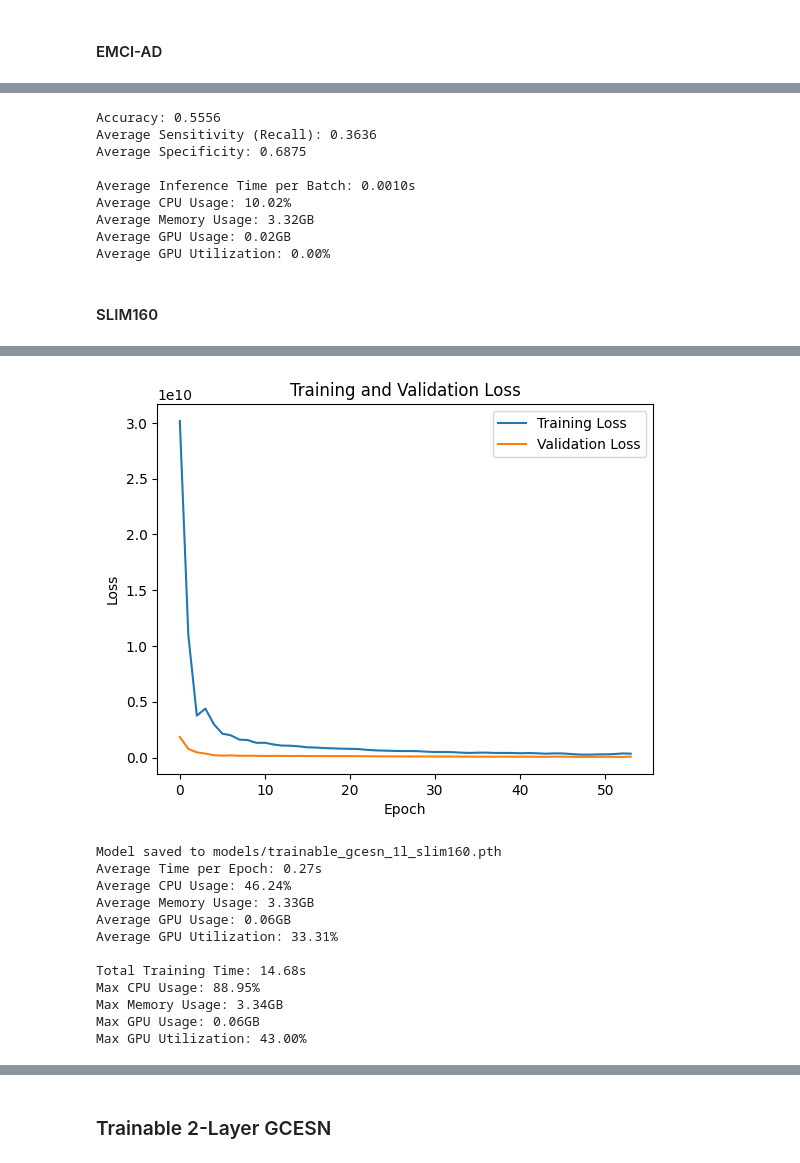
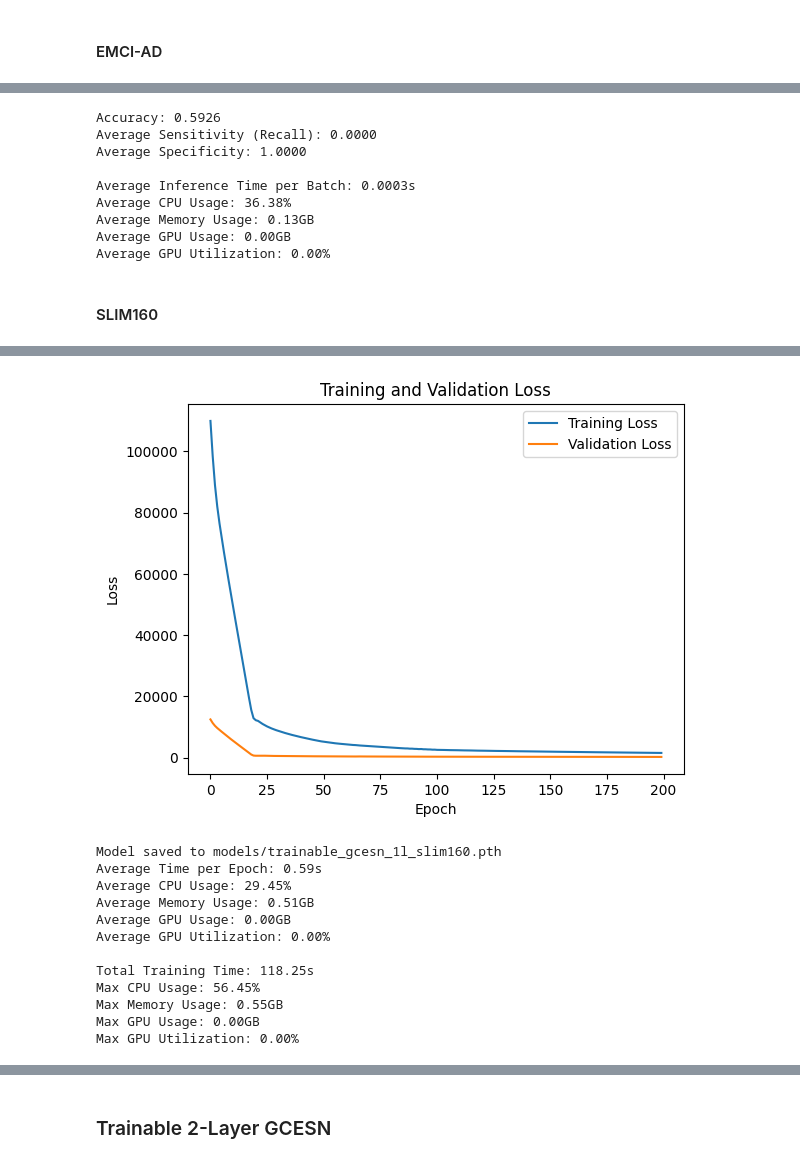
Before and after one commit to GitaAyu06/reservoir-gnn, a Jupyter notebook: reservoir-gcn_graph_classifications.ipynb, the cells around one changed output, grey strips where cells are left out. Drawn from its saved outputs; the diff is of its cells as text; code cells hidden in the pictures.

```diff
--- a/reservoir-gcn_graph_classifications.ipynb
+++ b/reservoir-gcn_graph_classifications.ipynb
@@ -4129,13 +4121,13 @@ Average GPU Utilization: 5.00%
 # %% [markdown]
 #### SLIM160
 # %%
-gcesn_slim160_2 = GCESN_2layer(slim160_num_features, 2*slim160_num_features, slim160_num_classes, leaky_rate=1, num_iterations=1)
+gcesn_slim160_2 = GCESN_2layer(slim160_num_features, 2*slim160_num_features, slim160_num_classes, leaky_rate=0.9, num_iterations=1)
 print(gcesn_slim160_2)
 print(f"Total number of trainable parameters: {gcesn_slim160_2.count_parameters()}\n")
 
 multi_train_test(gcesn_slim160_2, slim160_train_loader, slim160_val_loader, slim160_test_loader,
-                lr=0.001, num_epochs=500, patience=10, step_size=100, gamma=0.1,
-                num_runs=10, binary_classification=True, best_model_path='models/best_gcesn_2l_slim160.pth')
+                lr=0.01, num_epochs=500, patience=10, step_size=100, gamma=0.1,
+                num_runs=5, binary_classification=True, best_model_path='models/best_gcesn_2l_slim160.pth')
 # %% [output]
 GCESN_2layer(
   (ridge_layer_1): RidgeLayer(
@@ -4439,13 +4401,13 @@ Average GPU Utilization: 0.00%
 # %% [markdown]
 #### SLIM160
 # %%
-gcesn_slim160_3 = GCESN_3layer(slim160_num_features, 2*slim160_num_features, slim160_num_classes, leaky_rate=1, num_iterations=1)
+gcesn_slim160_3 = GCESN_3layer(slim160_num_features, 2*slim160_num_features, slim160_num_classes, leaky_rate=0.9, num_iterations=1)
 print(gcesn_slim160_3)
 print(f"Total number of trainable parameters: {gcesn_slim160_3.count_parameters()}\n")
 
 multi_train_test(gcesn_slim160_3, slim160_train_loader, slim160_val_loader, slim160_test_loader,
-                lr=0.001, num_epochs=500, patience=10, step_size=100, gamma=0.1,
-                num_runs=10, binary_classification=False, best_model_path='models/best_gcesn_3l_slim160.pth')
+                lr=0.0005, num_epochs=200, patience=10, step_size=100, gamma=0.5,
+                num_runs=5, binary_classification=False, best_model_path='models/best_gcesn_3l_slim160.pth')
 # %% [output]
 GCESN_3layer(
   (ridge_layer_1): RidgeLayer(
@@ -4749,13 +4661,13 @@ Average GPU Utilization: 1.00%
 # %% [markdown]
 #### SLIM160
 # %%
-gcesn_slim160_4 = GCESN_4layer(slim160_num_features, 2*slim160_num_features, slim160_num_classes, leaky_rate=1, num_iterations=1)
+gcesn_slim160_4 = GCESN_4layer(slim160_num_features, 2*slim160_num_features, slim160_num_classes, leaky_rate=0.8, num_iterations=1)
 print(gcesn_slim160_4)
 print(f"Total number of trainable parameters: {gcesn_slim160_4.count_parameters()}\n")
 
 multi_train_test(gcesn_slim160_4, slim160_train_loader, slim160_val_loader, slim160_test_loader,
-                lr=0.001, num_epochs=500, patience=10, step_size=100, gamma=0.1,
-                num_runs=10, binary_classification=False, best_model_path='models/best_gcesn_4l_slim160.pth')
+                lr=0.0001, num_epochs=200, patience=10, step_size=100, gamma=0.5,
+                num_runs=5, binary_classification=False, best_model_path='models/best_gcesn_4l_slim160.pth')
 # %% [output]
 GCESN_4layer(
   (ridge_layer_1): RidgeLayer(
@@ -5059,13 +4921,13 @@ Average GPU Utilization: 2.00%
 # %% [markdown]
 #### SLIM160
 # %%
-gcesn_slim160_5 = GCESN_5layer(slim160_num_features, 2*slim160_num_features, slim160_num_classes, leaky_rate=1, num_iterations=1)
+gcesn_slim160_5 = GCESN_5layer(slim160_num_features, 2*slim160_num_features, slim160_num_classes, leaky_rate=0.9, num_iterations=1)
 print(gcesn_slim160_5)
 print(f"Total number of trainable parameters: {gcesn_slim160_5.count_parameters()}\n")
 
 multi_train_test(gcesn_slim160_5, slim160_train_loader, slim160_val_loader, slim160_test_loader,
-                lr=0.001, num_epochs=500, patience=10, step_size=100, gamma=0.1,
-                num_runs=10, binary_classification=False, best_model_path='models/best_gcesn_5l_slim160.pth')
+                lr=0.0001, num_epochs=200, patience=10, step_size=100, gamma=0.5,
+                num_runs=5, binary_classification=False, best_model_path='models/best_gcesn_5l_slim160.pth')
 # %% [output]
 GCESN_5layer(
   (ridge_layer_1): RidgeLayer(
@@ -5500,29 +5406,29 @@ Max GPU Utilization: 9.00%
 # %%
-trainable_gcesn_emci = TrainableGCESN_1layer(emci_num_features, 2*emci_num_features, emci_num_classes, num_iterations=6)
+trainable_gcesn_emci = TrainableGCESN_1layer(emci_num_features, 2*emci_num_features, emci_num_classes, num_iterations=3)
 trainable_gcesn_emci.load_state_dict(torch.load('models/trainable_gcesn_1l_emci.pth'))
 single_test(trainable_gcesn_emci.to(device), emci_test_loader)
 inference_performance(trainable_gcesn_emci.to(device), emci_test_loader)
 # %% [output]
-Accuracy: 0.5556
-Average Sensitivity (Recall): 0.3636
-Average Specificity: 0.6875
+Accuracy: 0.5926
+Average Sensitivity (Recall): 0.0000
+Average Specificity: 1.0000
 
-Average Inference Time per Batch: 0.0010s
-Average CPU Usage: 10.02%
-Average Memory Usage: 3.32GB
-Average GPU Usage: 0.02GB
+Average Inference Time per Batch: 0.0003s
+Average CPU Usage: 36.38%
+Average Memory Usage: 0.13GB
+Average GPU Usage: 0.00GB
 Average GPU Utilization: 0.00%
 # %% [markdown]
 #### SLIM160
 # %%
 set_seed(42)
-trainable_gcesn_slim160 = TrainableGCESN_1layer(slim160_num_features, 2*slim160_num_features, slim160_num_classes, num_iterations=6)
+trainable_gcesn_slim160 = TrainableGCESN_1layer(slim160_num_features, 2*slim160_num_features, slim160_num_classes, num_iterations=3)
 print(f"Total number of trainable parameters: {trainable_gcesn_slim160.count_parameters()}\n")
 
 single_train(trainable_gcesn_slim160, slim160_train_loader, slim160_val_loader,
-                lr=0.001, num_epochs=500, patience=5, step_size=100, gamma=0.1,
+                lr=0.0001, num_epochs=200, patience=5, step_size=100, gamma=0.5,
                 save_path='models/trainable_gcesn_1l_slim160.pth',
-                binary_classification=True, is_esn=True)
+                binary_classification=False, is_esn=True)
 # %% [output]
 Total number of trainable parameters: 707
 
@@ -5544,14 +5450,14 @@ Early stopping at epoch 54
-[figure, old version]
+[figure, new version]
 Model saved to models/trainable_gcesn_1l_slim160.pth
-Average Time per Epoch: 0.27s
-Average CPU Usage: 46.24%
-Average Memory Usage: 3.33GB
-Average GPU Usage: 0.06GB
-Average GPU Utilization: 33.31%
+Average Time per Epoch: 0.59s
+Average CPU Usage: 29.45%
+Average Memory Usage: 0.51GB
+Average GPU Usage: 0.00GB
+Average GPU Utilization: 0.00%
 
-Total Training Time: 14.68s
-Max CPU Usage: 88.95%
-Max Memory Usage: 3.34GB
-Max GPU Usage: 0.06GB
-Max GPU Utilization: 43.00%
+Total Training Time: 118.25s
+Max CPU Usage: 56.45%
+Max Memory Usage: 0.55GB
+Max GPU Usage: 0.00GB
+Max GPU Utilization: 0.00%
 # %%
```
Also changed, not shown: parts of 77 cells of this notebook, 26 other files.
